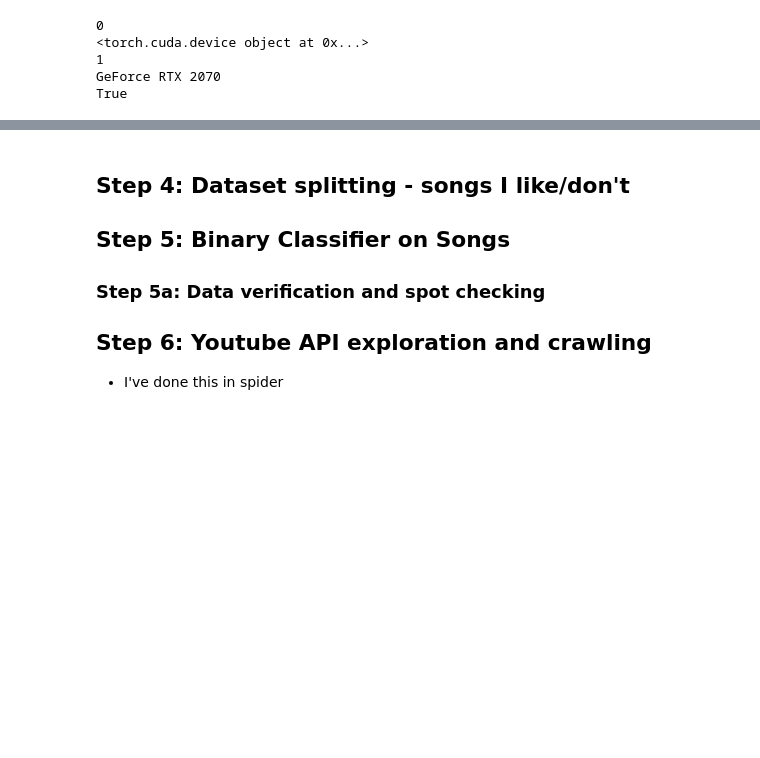
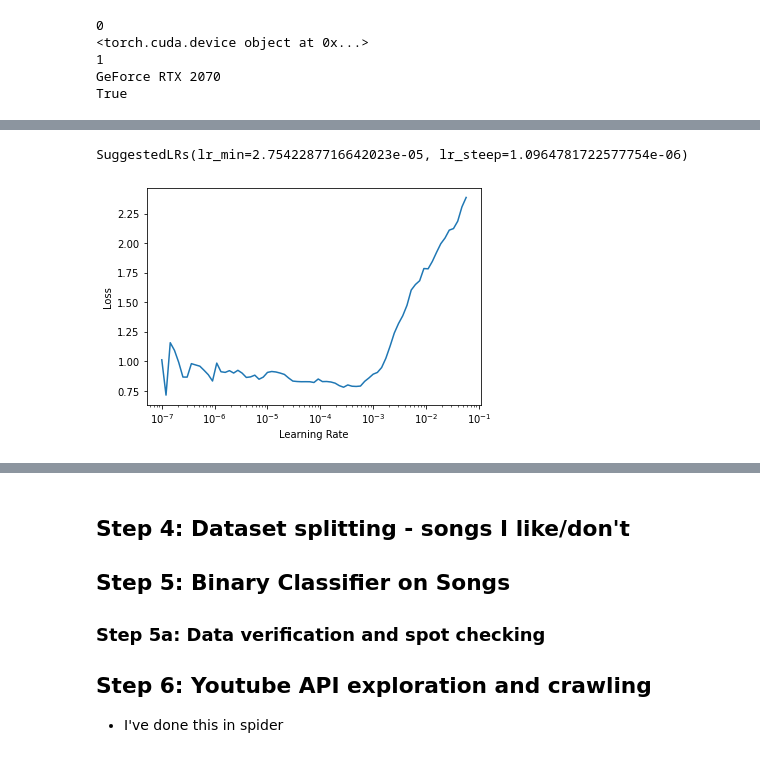
Before and after one commit to amunchet/cormorant, a Jupyter notebook: Cormorant.ipynb, the cells around one changed output, grey strips where cells are left out. Saved outputs shown, nothing was run; the diff lists cells and outputs as text; code cells hidden in the pictures; blank space fills up the shorter version.

```diff
--- a/Cormorant.ipynb
+++ b/Cormorant.ipynb
@@ -319,0 +375,9 @@ from fastai.vision import *
+# %%
+ datablock = DataBlock(
+           get_items=get_image_files,
+           get_y=parent_label,
+           blocks=(ImageBlock, CategoryBlock),
+           splitter=RandomSplitter(valid_pct=0.2, seed=100)
+        )
+# %%
+dls = datablock.dataloaders(DATASET_PATH, bs=bs, size=size)
@@ -319,0 +386,2 @@ from fastai.vision import *
+# %%
+learn = cnn_learner(dls, resnet34, metrics=error_rate)
@@ -319,0 +398,3 @@ from fastai.vision import *
+# %%
+learn.lr_find()
+# %% [output]
@@ -319,0 +402,2 @@ from fastai.vision import *
+SuggestedLRs(lr_min=2.7542287716642023e-05, lr_steep=1.0964781722577754e-06)
+[figure, added]
```
Also changed, not shown: parts of 19 cells of this notebook.
